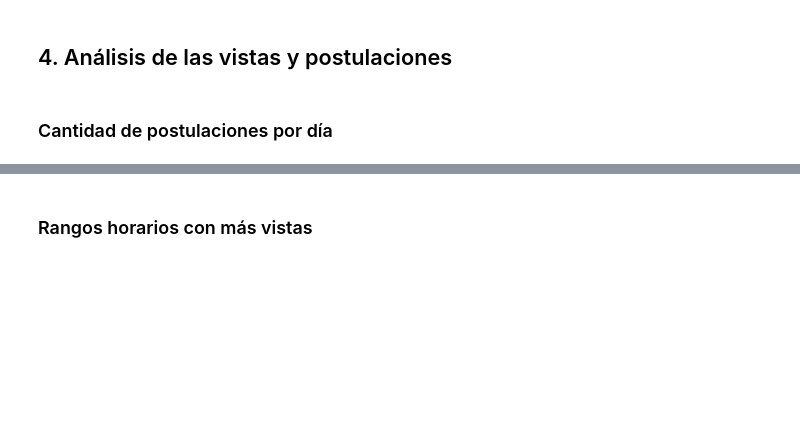
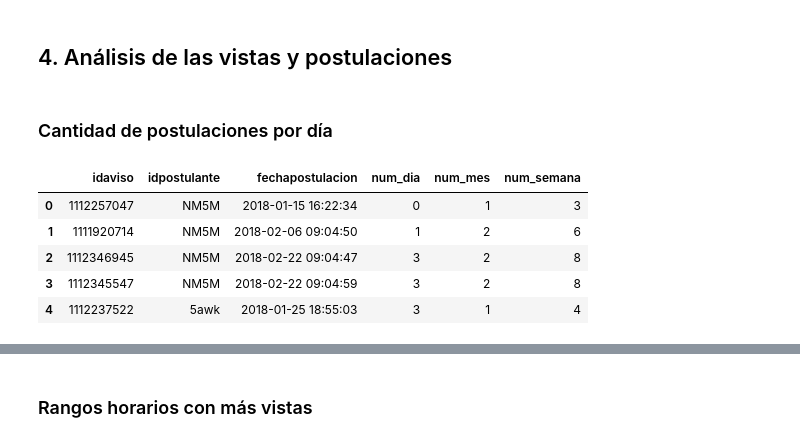
Before and after one commit to tomasBustamante/postulaciones, a Jupyter notebook: Avisos_laborales_y_postulaciones.ipynb, the cells around one changed output, grey strips where cells are left out. Drawn from its saved outputs; the diff is of its cells as text; code cells hidden in the pictures; blank space fills up the shorter version.

```diff
--- a/Avisos_laborales_y_postulaciones.ipynb
+++ b/Avisos_laborales_y_postulaciones.ipynb
@@ -326,3 +348,17 @@ plt.xaxis.grid(False);
 ## 4. Análisis de las vistas y postulaciones
 # %% [markdown]
 ### Cantidad de postulaciones por día
+# %%
+postulaciones['num_dia'] = postulaciones['fechapostulacion'].dt.weekday.map(\
+                        pd.Series('0 1 2 3 4 5 6'.split()))
+postulaciones['num_dia'] = postulaciones.num_dia.apply(pd.to_numeric)
+postulaciones['num_mes'] = postulaciones['fechapostulacion'].dt.month
+postulaciones['num_semana'] = postulaciones['fechapostulacion'].dt.weekofyear
+postulaciones.head()
+# %% [output]
+|  | idaviso | idpostulante | fechapostulacion | num_dia | num_mes | num_semana |
+| 0 | 1112257047 | NM5M | 2018-01-15 16:22:34 | 0 | 1 | 3 |
+| 1 | 1111920714 | NM5M | 2018-02-06 09:04:50 | 1 | 2 | 6 |
+| 2 | 1112346945 | NM5M | 2018-02-22 09:04:47 | 3 | 2 | 8 |
+| 3 | 1112345547 | NM5M | 2018-02-22 09:04:59 | 3 | 2 | 8 |
+| 4 | 1112237522 | 5awk | 2018-01-25 18:55:03 | 3 | 1 | 4 |
```
Also changed, not shown: parts of 6 cells of this notebook.
